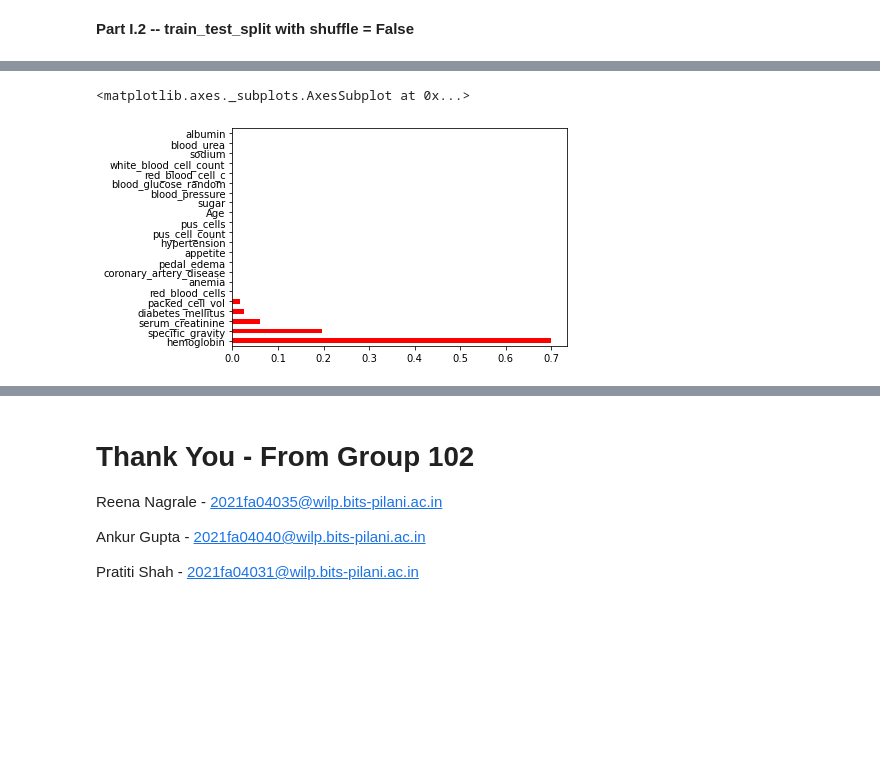
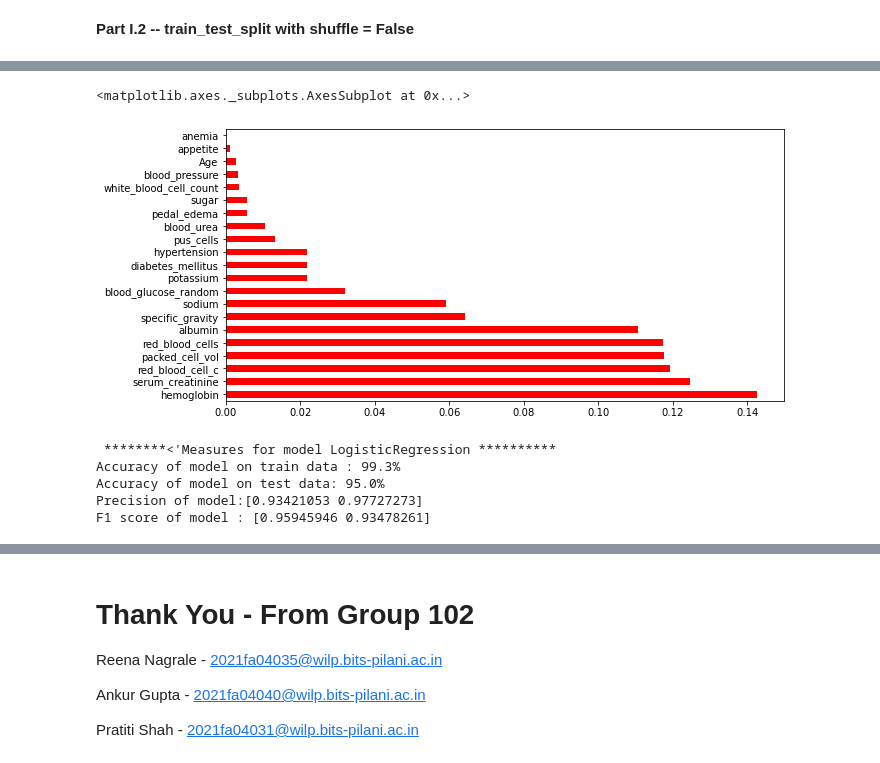
Before and after one commit to reenanagrale/Data_Mining_assignment, a Jupyter notebook: Chronic Kidney Disease_Group102.ipynb, the cells around one changed output, grey strips where cells are left out. Drawn from its saved outputs; the diff is of its cells as text; code cells hidden in the pictures; blank space fills up the shorter version.

```diff
--- a/Chronic Kidney Disease_Group102.ipynb
+++ b/Chronic Kidney Disease_Group102.ipynb
@@ -672,6 +681,6 @@ ckd_model_data = ckd_data[new_numerical_cols+new_categorical_cols+target_col]
 # %%
 from sklearn.preprocessing import MinMaxScaler
 scaler = MinMaxScaler()
-scaler.fit(ckd_data[numerical_cols+categorical_cols])
+scaler.fit(ckd_model_data[new_numerical_cols+new_categorical_cols])
 # %% [output]
 MinMaxScaler()
@@ -688,0 +687,3 @@ print(new_features)
+# %%
+scaled_features = scaler.transform(ckd_model_data[new_numerical_cols+new_categorical_cols])
+print(scaled_features)
@@ -929,0 +851,7 @@ With non shuffled sample, we observe that -
+# %%
+trainX_1, testX_1, trainY_1, testY_1 = train_test_split(scaled_features,Y_df,test_size=0.30,random_state=0,shuffle=True)
+print("\n********************Testing the model performance with shuffled Scaled dataset**************\n")
+measures_df=classification_model(trainX_1, testX_1, trainY_1, testY_1)
+ax=measures_df.plot.bar(x='Classifier')
+for p in ax.patches:
+    ax.annotate(str(p.get_height()), (p.get_x() * 1.005, p.get_height() * 1.005))
@@ -929,0 +892,12 @@ With non shuffled sample, we observe that -
+# %%
+RFC = RandomForestClassifier()
+RFC_model = RFC.fit(trainX_1,trainY_1.values.ravel())
+predicted_y = RFC_model.predict(testX_1)
+
+train_acc = round(RFC_model.score(trainX_1,trainY_1)*100,1)
+test_acc = round(accuracy_score(predicted_y,testY_1)*100,1)
+print("\n ********<'Measures for model {} **********".format('RandomForestClassifier'))
+print("Accuracy of model on train data : {}% ".format(train_acc))
+print("Accuracy of model on test data: {}% ".format(test_acc))
+print("Precision of model:{}".format(precision_score(testY_1,predicted_y,average=None)))
+print("F1 score of model : {} ".format(f1_score(testY_1,predicted_y,average=None)))
@@ -930,6 +915,24 @@ With non shuffled sample, we observe that -
 # %%
-feat_importances = pd.Series(DT_model_F.feature_importances_, index=new_numerical_cols+new_categorical_cols)
+feat_importances = pd.Series(RFC_model.feature_importances_, index=new_numerical_cols+new_categorical_cols)
 feat_importances.nlargest(25).plot(kind='barh', color='red')
 # %% [output]
 <matplotlib.axes._subplots.AxesSubplot at 0x...>
-[figure, old version]
+[figure, new version]
+# %%
+LR = LogisticRegression()
+LR_model = LR.fit(trainX_1,trainY_1.values.ravel())
+predicted_y = LR_model.predict(testX_1)
+
+train_acc = round(LR_model.score(trainX_1,trainY_1)*100,1)
+test_acc = round(accuracy_score(predicted_y,testY_1)*100,1)
+print("\n ********<'Measures for model {} **********".format('LogisticRegression'))
+print("Accuracy of model on train data : {}% ".format(train_acc))
+print("Accuracy of model on test data: {}% ".format(test_acc))
+print("Precision of model:{}".format(precision_score(testY_1,predicted_y,average=None)))
+print("F1 score of model : {} ".format(f1_score(testY_1,predicted_y,average=None)))
+# %% [output]
+ ********<'Measures for model LogisticRegression **********
+Accuracy of model on train data : 99.3%
+Accuracy of model on test data: 95.0%
+Precision of model:[0.93421053 0.97727273]
+F1 score of model : [0.95945946 0.93478261]
```
Also changed, not shown: parts of 80 cells of this notebook, 1 other file.
